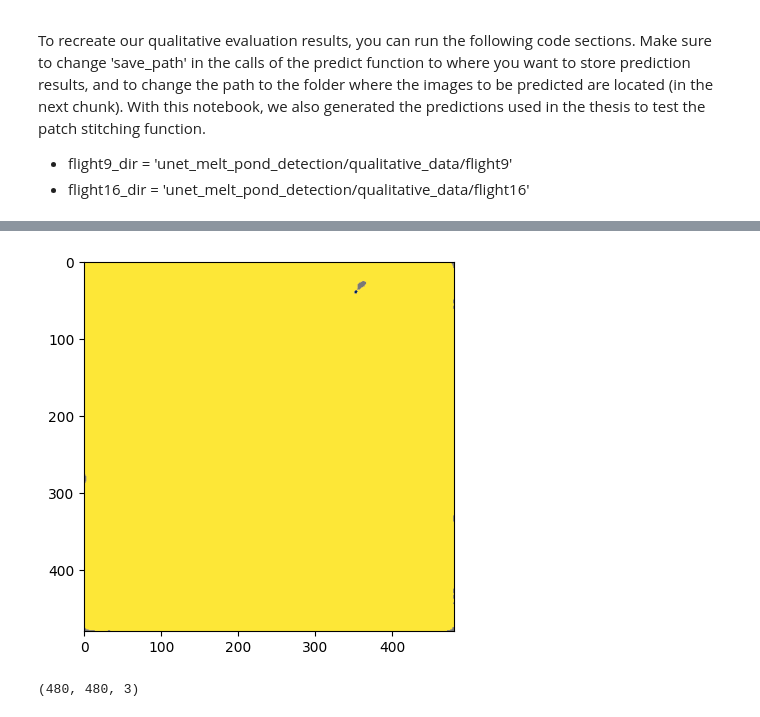
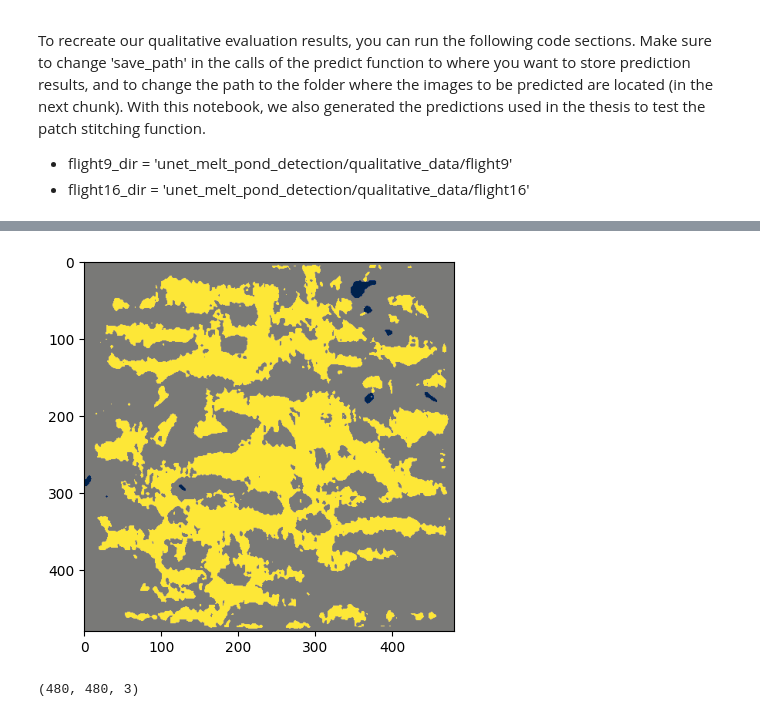
Before and after one commit to marlens123/ponds_extended, a Jupyter notebook: code/qualitative_evaluation.ipynb, the cells around one changed output, grey strips where cells are left out. Saved outputs shown, nothing was run; the diff lists cells and outputs as text; code cells hidden in the pictures.

```diff
--- a/code/qualitative_evaluation.ipynb
+++ b/code/qualitative_evaluation.ipynb
@@ -30,3 +30,5 @@ weights_32 = 'model_weights/best_modelpatch_size_32_foldn3.h5'
 
 weights_extended = 'weights/best_modelextended.h5'
 weights_extended_norm = 'weights/best_modelextended_norm.h5'
+
+weights_extended_16 = 'weights/best_modeltest02.h5'
@@ -32,0 +43,5 @@ weights_extended_norm = 'weights/best_modelextended_norm.h5'
+# %%
+img = cv2.imread(os.path.join(flight9_dir, '3.png'), 0)
+img = 1 - img
+
+plt.imshow(img)
@@ -33,7 +59,7 @@ weights_extended_norm = 'weights/best_modelextended_norm.h5'
 # %%
 ### final model predictions, flight 9
 
-for idx, file in enumerate(os.listdir(flight9_dir_norm)):
-    img = cv2.imread(os.path.join(flight9_dir_norm, file), 0)
-    predict(img, 480, weights_extended_norm, backbone='resnet34', train_transfer='imagenet', save_path='E:/polar/code/ponds_extended_data/evaluation/qualitative/default/pred_9_norm/{}.png'.format(idx))
+for idx, file in enumerate(os.listdir(flight9_dir)):
+    img = cv2.imread(os.path.join(flight9_dir, file), 0)
+    predict(img, 480, weights_extended_16, backbone='resnet34', train_transfer='imagenet', save_path='E:/polar/code/ponds_extended_data/evaluation/qualitative/test02/pred_9/{}.png'.format(idx))
 # %% [output]
@@ -55,7 +81,7 @@ Finished processing patch number  1  at position  0 0
 # %%
 ### final model predictions, flight 16
 
-for idx, file in enumerate(os.listdir(flight16_dir_norm)):
+for idx, file in enumerate(os.listdir(flight16_dir)):
     img = cv2.imread(os.path.join(flight16_dir_norm, file), 0)
-    predict(img, 480, weights_extended_norm, backbone='resnet34', train_transfer='imagenet', save_path='E:/polar/code/ponds_extended_data/evaluation/qualitative/default/pred_16_norm/{}.png'.format(idx))
+    predict(img, 480, weights_extended, backbone='resnet34', train_transfer='imagenet', save_path='E:/polar/code/ponds_extended_data/evaluation/qualitative/test01/pred_16/{}.png'.format(idx))
 # %% [output]
@@ -75,5 +101,5 @@ Finished processing patch number  1  at position  0 0
 Finished processing patch number  1  at position  0 0
-[figure, old version]
+[figure, new version]
 # %%
 ### smooth predictions, patch size 32 x 32, flight 9
 
```
Also changed, not shown: parts of 5 cells of this notebook, 14 other files.
